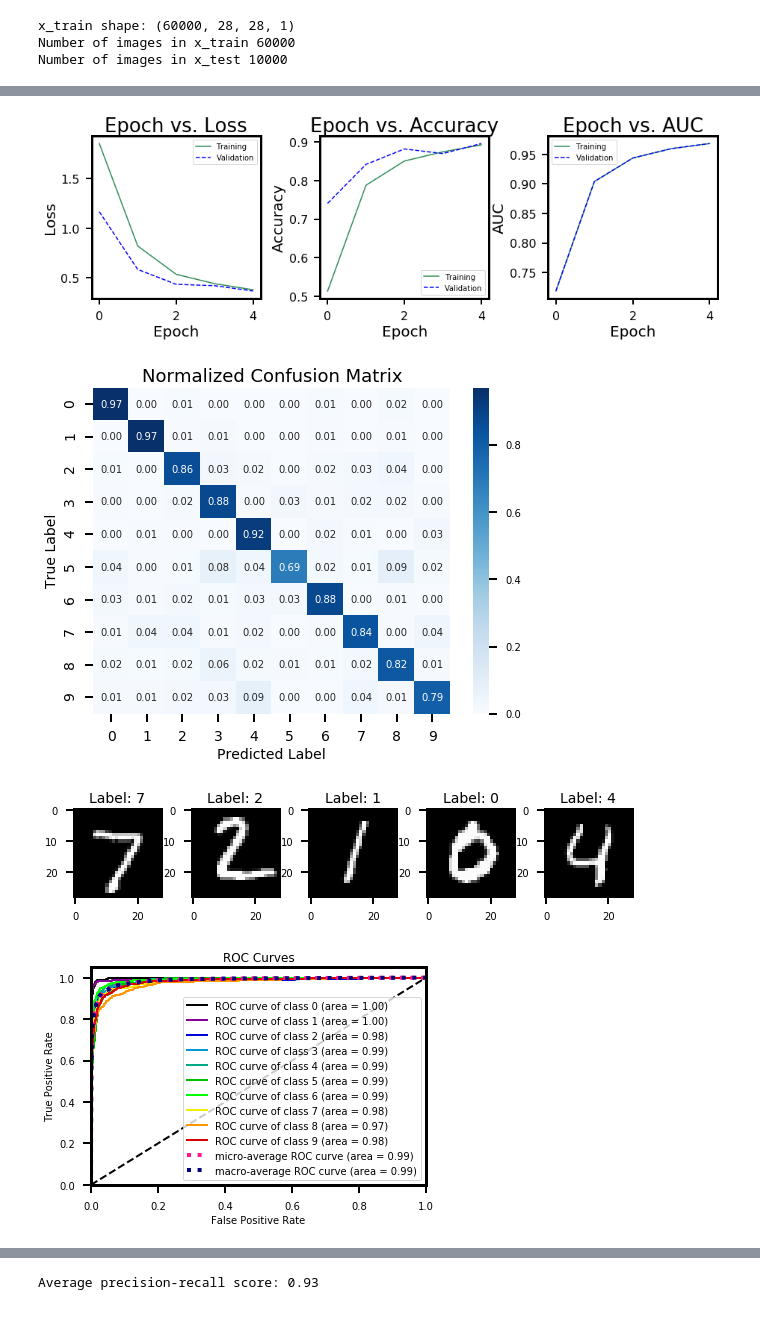
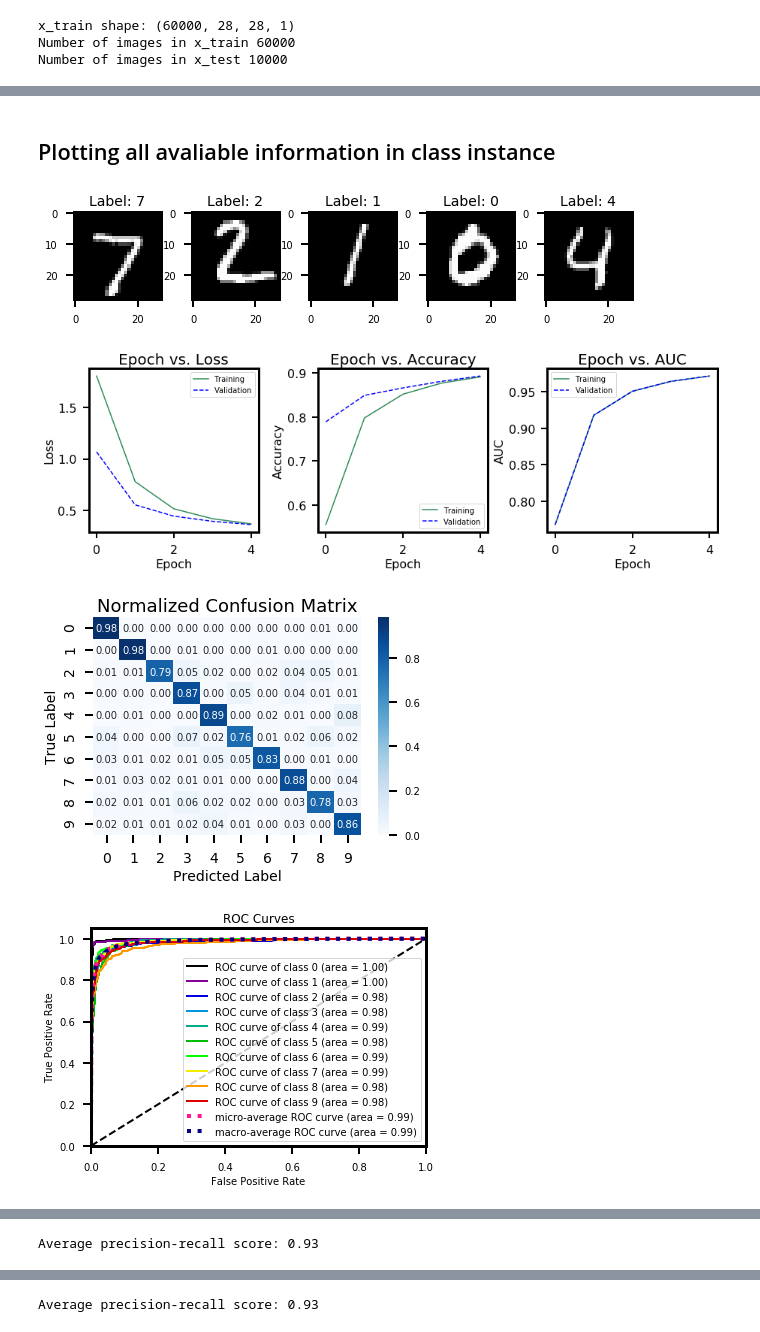
Before and after one commit to deepskies/DeepUtilities, a Jupyter notebook: Example_diagnostics.ipynb, the cells around one changed output, grey strips where cells are left out. Saved outputs shown, nothing was run; the diff lists cells and outputs as text; code cells hidden in the pictures.

Commit message:
created run_diagnostics function and finalized a sample notebook on how to use the Diagnostics class

```diff
--- a/Example_diagnostics.ipynb
+++ b/Example_diagnostics.ipynb
@@ -136,21 +134,12 @@ def convert_to_index(array_categorical):
 # %%
 plots = Diagnostics(y_test[:5000], y_pred_test, [acc_epoch, acc_epoch_val], [loss_epoch, loss_epoch_val],
-            [auc_epoch, auc_epoch_val], 0, 0, 0)
+            [auc_epoch, auc_epoch_val], 0, 0, x_test[:5], y_pred_test[:5])
-# %%
-plots.plot_metrics_per_epoch(figsize = (15, 4), name_plot=[0, 1, 2])
-# %% [output]
-[figure, removed]
-# %%
-plots.plot_cm(figsize=(8, 6))
-# %% [output]
-[figure, removed]
-# %%
-import numpy as np
-y_pred_test = [np.argmax(array_temp) for array_temp in y_pred_test]
-plots.plot_sample_img(x_test[:5], y_pred_test[:5], figsize=(10, 5), filename="Image_Sample.png", show=True)
-# %% [output]
-[figure, removed]
+# %% [markdown]
+## Plotting all avaliable information in class instance
 # %%
-plots.ROC_plot_sk()
+plots.run_diagnostics()
 # %% [output]
-[figure, old version]
+[figure, new version]
+[figure, added]
+[figure, added]
+[figure, added]
@@ -156,0 +147 @@ plots.ROC_plot_sk()
+Average precision-recall score: 0.93
```
Also changed, not shown: parts of 25 cells of this notebook, 1 other file.
